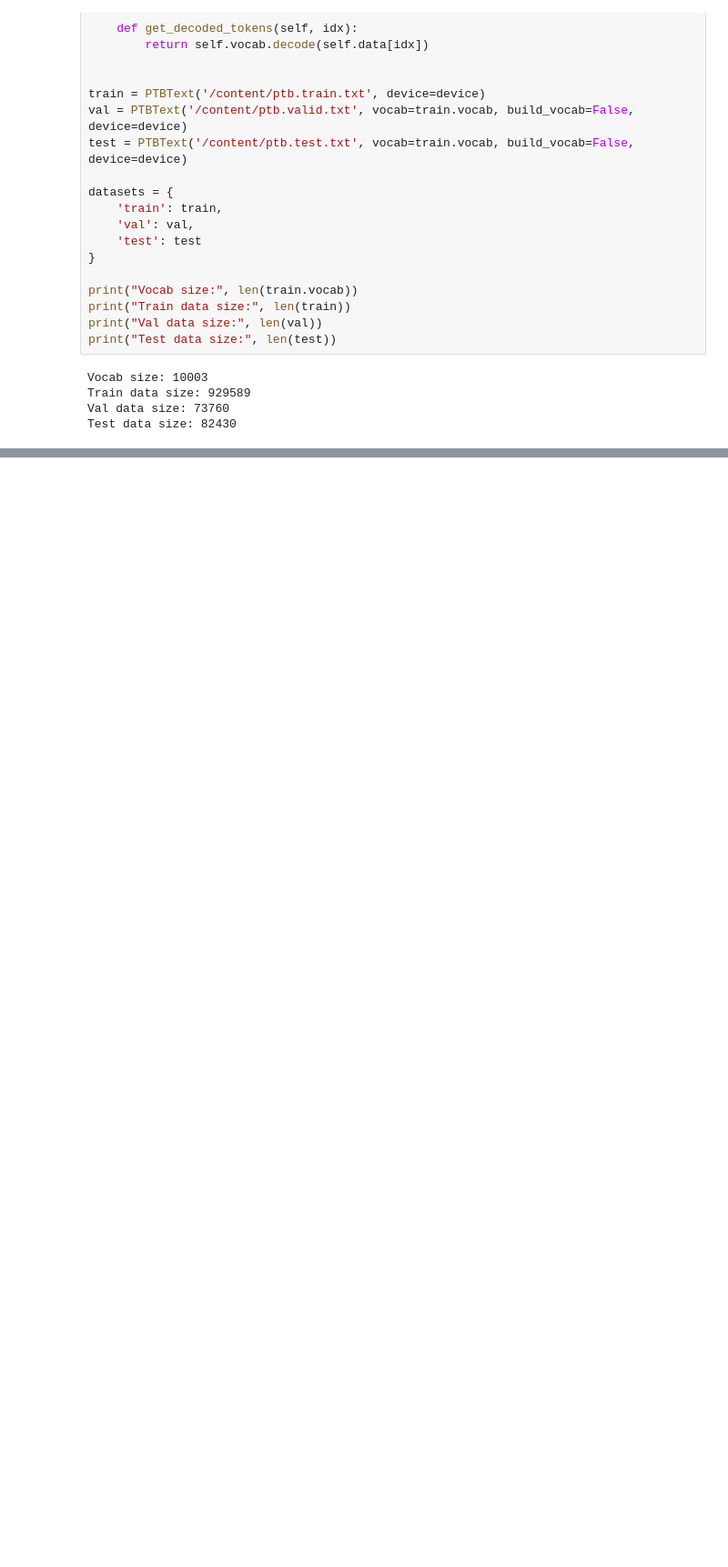
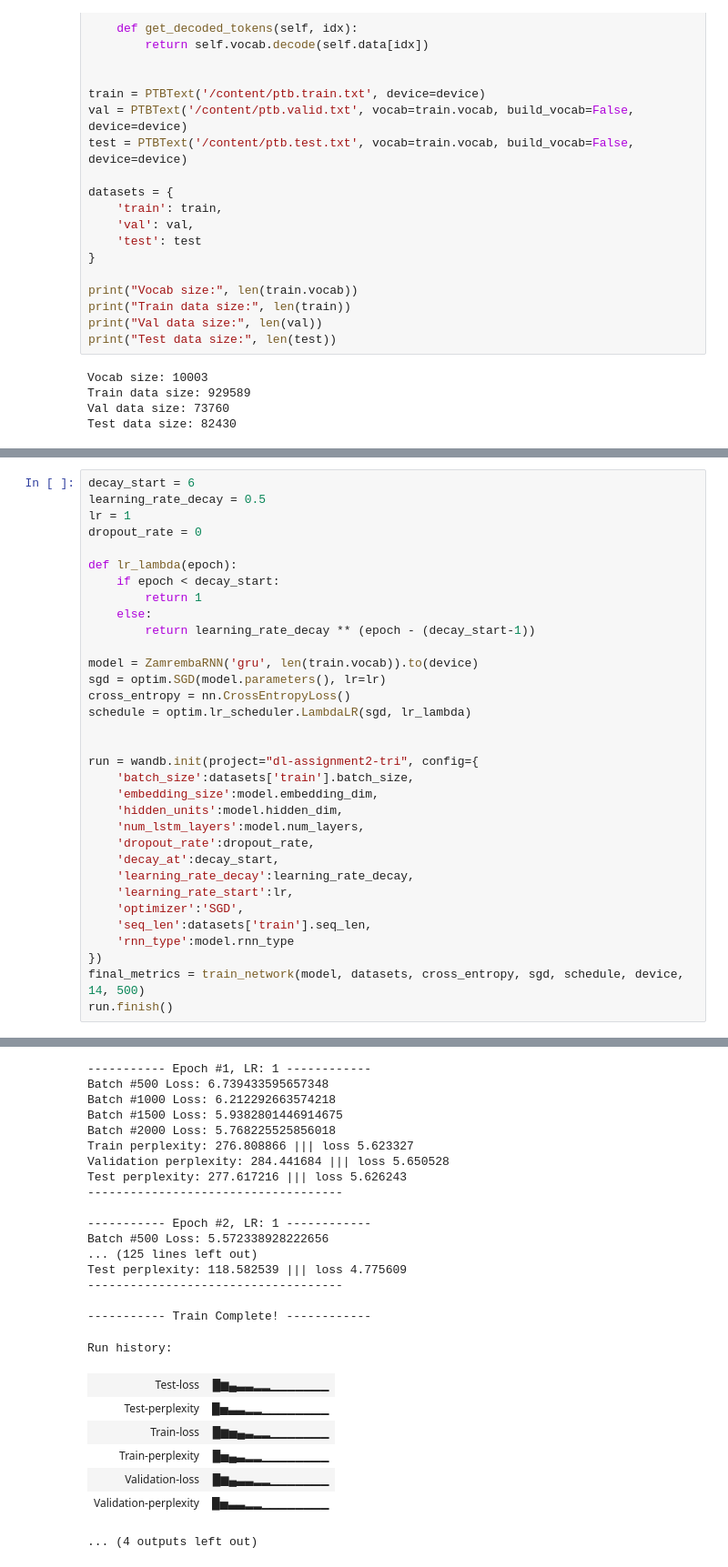
Before and after one commit to mitkrieg/dl-assignment-2, a Jupyter notebook: assignment2_practical.ipynb, the cells around one changed output, grey strips where cells are left out. Shown: that part at 91% size. Saved outputs shown, nothing was run; the diff lists cells and outputs as text; blank space fills up the shorter version.

```diff
--- a/assignment2_practical.ipynb
+++ b/assignment2_practical.ipynb
@@ -316,0 +458,34 @@ len(train.vocab)
+# %%
+decay_start = 6
+learning_rate_decay = 0.5
+lr = 1
+dropout_rate = 0
+
+def lr_lambda(epoch):
+    if epoch < decay_start:
+        return 1
+    else:
+        return learning_rate_decay ** (epoch - (decay_start-1))
+
+model = ZamrembaRNN('gru', len(train.vocab)).to(device)
+sgd = optim.SGD(model.parameters(), lr=lr)
+cross_entropy = nn.CrossEntropyLoss()
+schedule = optim.lr_scheduler.LambdaLR(sgd, lr_lambda)
+
+
+run = wandb.init(project="dl-assignment2-tri", config={
+    'batch_size':datasets['train'].batch_size,
+    'embedding_size':model.embedding_dim,
+    'hidden_units':model.hidden_dim,
+    'num_lstm_layers':model.num_layers,
+    'dropout_rate':dropout_rate,
+    'decay_at':decay_start,
+    'learning_rate_decay':learning_rate_decay,
+    'learning_rate_start':lr,
+    'optimizer':'SGD',
+    'seq_len':datasets['train'].seq_len,
+    'rnn_type':model.rnn_type
+})
+final_metrics = train_network(model, datasets, cross_entropy, sgd, schedule, device, 14, 500)
+run.finish()
+# %% [output]
@@ -316,0 +503,25 @@ len(train.vocab)
+----------- Epoch #1, LR: 1 ------------
+Batch #500 Loss: 6.739433595657348
+Batch #1000 Loss: 6.212292663574218
+Batch #1500 Loss: 5.9382801446914675
+Batch #2000 Loss: 5.768225525856018
+Train perplexity: 276.808866 ||| loss 5.623327
+Validation perplexity: 284.441684 ||| loss 5.650528
+Test perplexity: 277.617216 ||| loss 5.626243
+------------------------------------
+
+----------- Epoch #2, LR: 1 ------------
+Batch #500 Loss: 5.572338928222656
+... (125 lines left out)
+Test perplexity: 118.582539 ||| loss 4.775609
+------------------------------------
+
+----------- Train Complete! ------------
+Run history:
+| Test-loss | █▆▄▃▃▂▂▁▁▁▁▁▁▁ |
+| Test-perplexity | █▅▃▃▂▂▁▁▁▁▁▁▁▁ |
+| Train-loss | █▆▅▄▃▂▂▁▁▁▁▁▁▁ |
+| Train-perplexity | █▅▄▃▂▂▁▁▁▁▁▁▁▁ |
+| Validation-loss | █▆▄▃▃▂▂▁▁▁▁▁▁▁ |
+| Validation-perplexity | █▅▃▃▂▂▁▁▁▁▁▁▁▁ |
+... (4 outputs left out)
```
Also changed, not shown: parts of 22 cells of this notebook.
